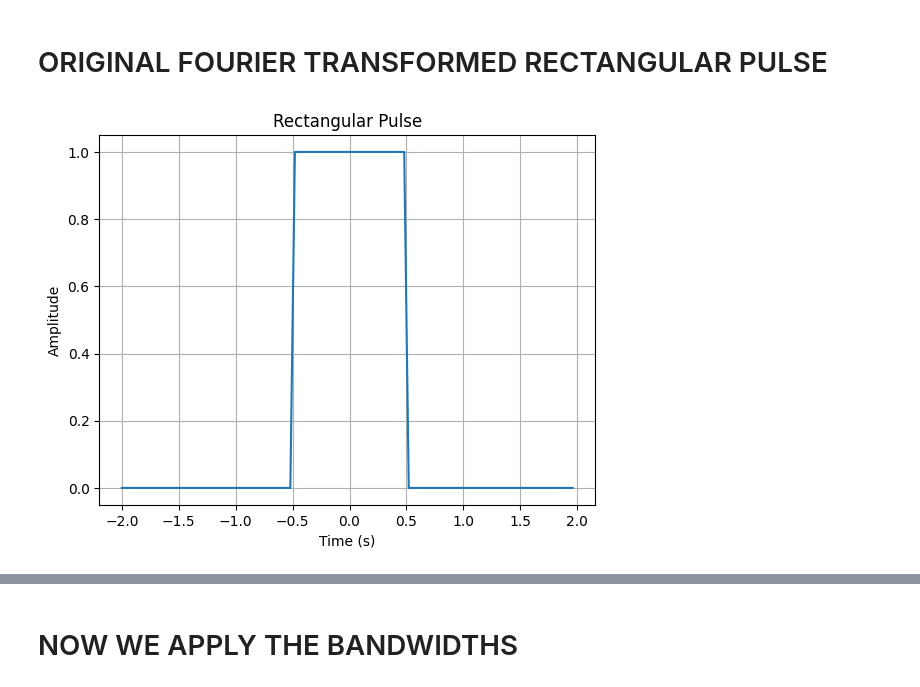
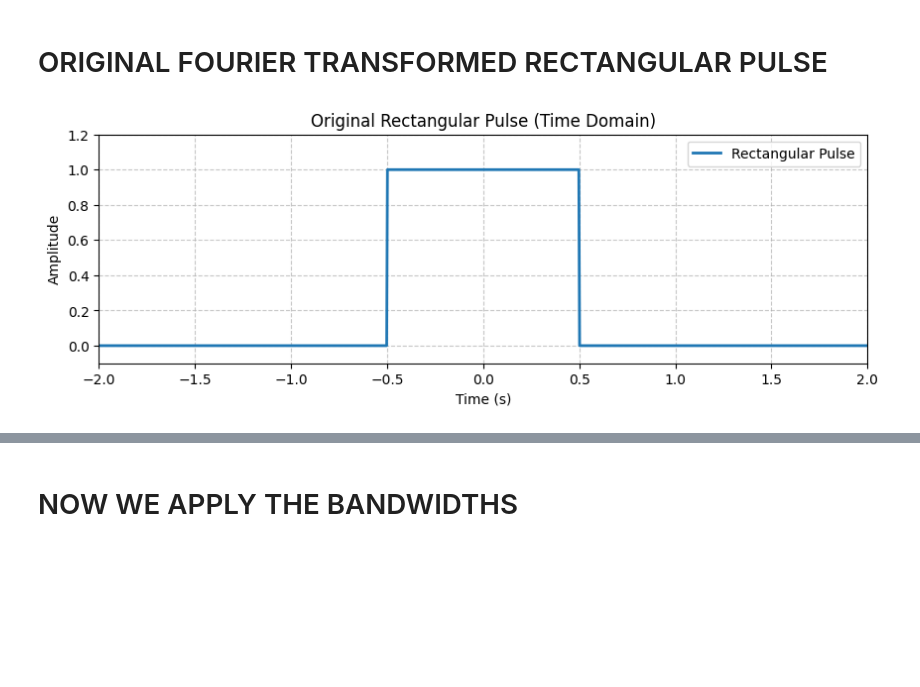
Before and after one commit to Storm00212/SIGNALS-ASSIGNMENT-1, a Jupyter notebook: QUESTION_1.ipynb, the cells around one changed output, grey strips where cells are left out. Drawn from its saved outputs; the diff is of its cells as text; code cells hidden in the pictures; blank space fills up the shorter version.

```diff
--- a/QUESTION_1.ipynb
+++ b/QUESTION_1.ipynb
@@ -6,17 +6,21 @@ import matplotlib.pyplot as plt
 # %% [markdown]
 # ORIGINAL FOURIER TRANSFORMED RECTANGULAR PULSE
 # %%
-# I first used showed it in time domain before doing a fourier transform.
-samplings = 50
-duration = 2
+# I first showed it in time domain before doing a fourier transform.
+samplings = 500
+duration = 4
 sampling_rate = int(samplings* duration)
-t = np.linspace(-2, 2, sampling_rate, endpoint=False)
+t = np.linspace(-duration/2, duration/2, sampling_rate, endpoint=False)
 rect_pulse_p = np.heaviside(t+0.5, 0.5) - np.heaviside(t - 0.5, 0.5)
-plt.plot(t, rect_pulse_p)
+plt.figure(figsize=(10, 3))
+plt.plot(t, rect_pulse_p, label="Rectangular Pulse", linewidth=2)
 plt.xlabel('Time (s)')
 plt.ylabel('Amplitude')
-plt.title('Rectangular Pulse')
-plt.grid(True)
+plt.title('Original Rectangular Pulse (Time Domain)')
+plt.grid(True, linestyle='--', alpha=0.7)
+plt.xlim(-2, 2)
+plt.ylim(-0.1, 1.2)
+plt.legend()
 plt.show()
 # %% [output]
-[figure, old version]
+[figure, new version]
```
Also changed, not shown: parts of 10 cells of this notebook.
